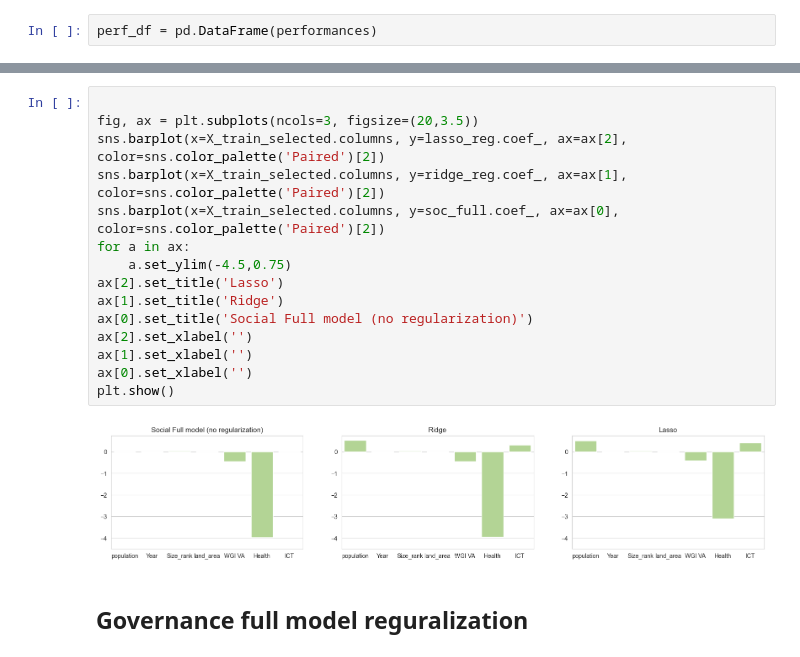
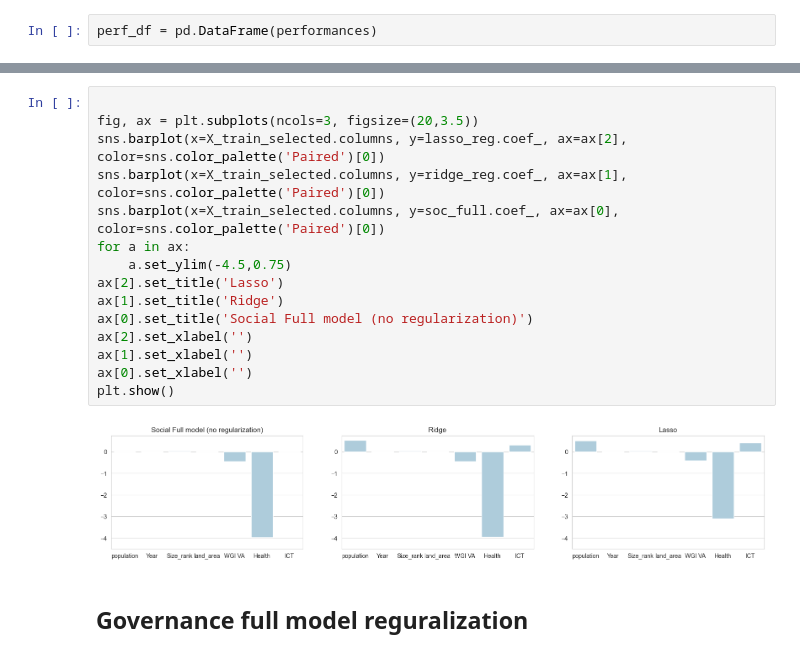
Before and after one commit to marcbarc19/DataScienceExam, a Jupyter notebook: ghg-modelling.ipynb, the cells around one changed output, grey strips where cells are left out. Drawn from its saved outputs; the diff is of its cells as text.

```diff
--- a/ghg-modelling.ipynb
+++ b/ghg-modelling.ipynb
@@ -1734,20 +1753,20 @@ display(val_df)
 # %%
 
 fig, ax = plt.subplots(ncols=3, figsize=(20,3.5))
-sns.barplot(x=X_train_selected.columns, y=lasso_reg.coef_, ax=ax[2], color=sns.color_palette('Paired')[2])
-sns.barplot(x=X_train_selected.columns, y=ridge_reg.coef_, ax=ax[1], color=sns.color_palette('Paired')[2])
-sns.barplot(x=X_train_selected.columns, y=soc_full.coef_, ax=ax[0], color=sns.color_palette('Paired')[2])
+sns.barplot(x=X_train_selected.columns, y=lasso_reg.coef_, ax=ax[2], color=sns.color_palette('Paired')[0])
+sns.barplot(x=X_train_selected.columns, y=ridge_reg.coef_, ax=ax[1], color=sns.color_palette('Paired')[0])
+sns.barplot(x=X_train_selected.columns, y=soc_full.coef_, ax=ax[0], color=sns.color_palette('Paired')[0])
 for a in ax:
     a.set_ylim(-4.5,0.75)
 ax[2].set_title('Lasso')
 ax[1].set_title('Ridge')
 ax[0].set_title('Social Full model (no regularization)')
 ax[2].set_xlabel('')
 ax[1].set_xlabel('')
 ax[0].set_xlabel('')
 plt.show()
 # %% [output]
-[figure, old version]
+[figure, new version]
 # %% [markdown]
 ## Governance full model reguralization
 # %%
```
Also changed, not shown: parts of 12 cells of this notebook, 2 other files.
